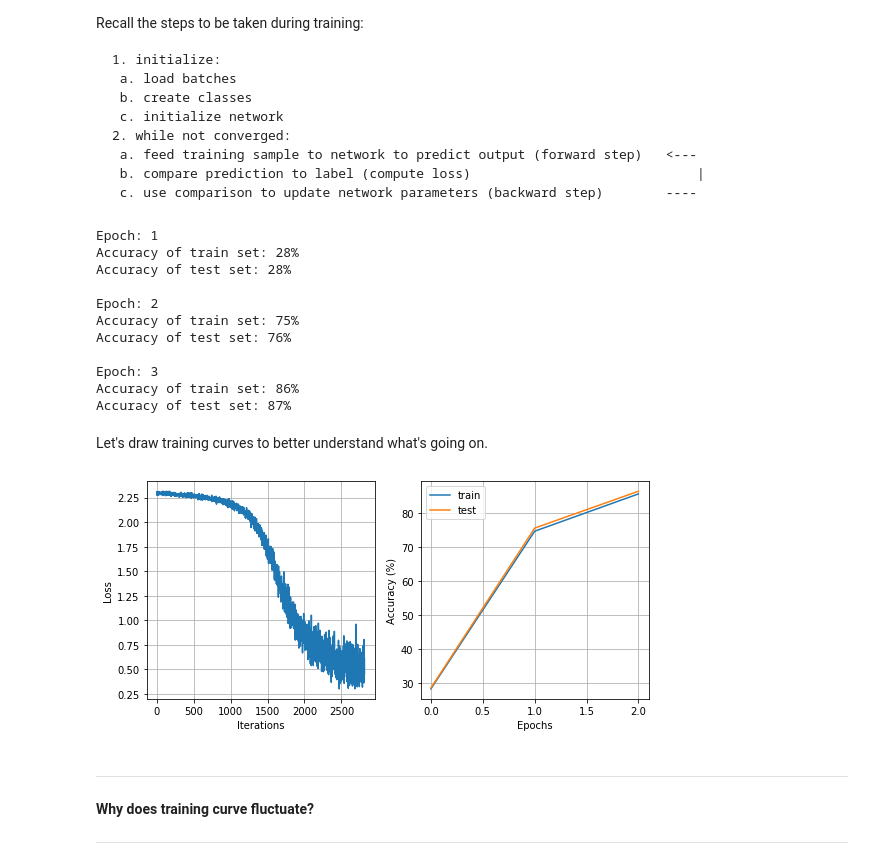
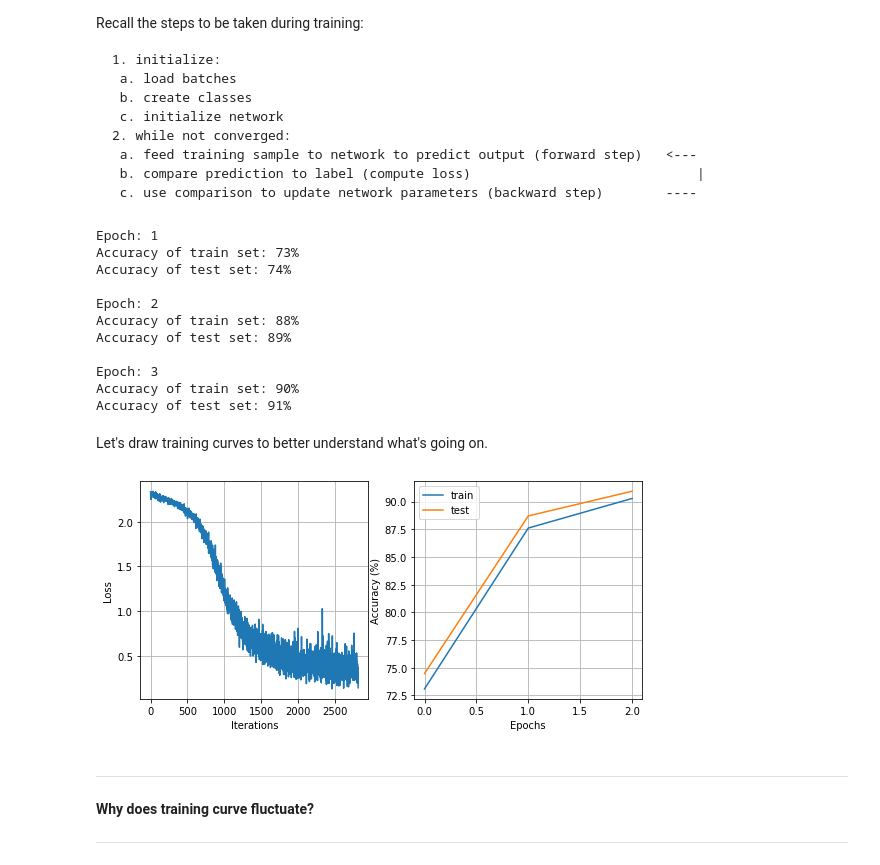
Before and after one commit to justas145/deep-learning-cs4240, a Jupyter notebook: Assignment_3.ipynb, the cells around one changed output. Cells and saved outputs as stored; diff of their text form; code cells hidden in the pictures.

```diff
--- a/Assignment_3.ipynb
+++ b/Assignment_3.ipynb
@@ -138,8 +159,8 @@ class Conv2d(object):
         #                       with correct dimensions.                       #
         ########################################################################
 
-        pass
-
+        self.weight = torch.empty((out_channels, in_channels, kernel_size, kernel_size))
+        self.bias = torch.empty((out_channels))
         ########################################################################
         #                         END OF YOUR CODE                             #
         ########################################################################
@@ -193,8 +214,14 @@ class Conv2d(object):
         #       get an idea of how to construct the convolution yourself.      #
         ########################################################################
 
-        pass
-
+        for i in range(Hp):
+            for j in range(Wp):
+                # Calculate offset for current window on input
+                h_offset = i * self.stride
+                w_offset = j * self.stride
+                window = x_padded[:, :, h_offset:h_offset+self.kernel_size, w_offset:w_offset+self.kernel_size]
+                for k in range(N):
+                    y[k, :, i, j] = (self.weight * window[k]).sum(dim = (1,2,3)) + self.bias
         ########################################################################
         #                         END OF YOUR CODE                             #
         ########################################################################
@@ -752,7 +779,11 @@ class CNN(object):
         #                correct layers with correct dimensions.               #
         ########################################################################
 
-        pass
+        self.layers = [Conv2d(in_channels, hidden_channels[0], kernel_size=3, padding=1),
+                      ReLU(),
+                      Conv2d(hidden_channels[0], hidden_channels[1], kernel_size=5, padding=2),
+                      ReLU(),
+                      Linear(hidden_channels[1] *16 * 16, out_features)]
 
         ########################################################################
         #                         END OF YOUR CODE                             #
@@ -814,7 +845,7 @@ class CNN(object):
             lr: Learning rate to use for update step.
         """
 
-        for layer in layers:
+        for layer in self.layers:
             if hasattr(layer, 'weight'):
                 layer.weight -= layer.weight_grad * lr
             if hasattr(layer, 'bias'):
@@ -1179,36 +1221,40 @@ for epoch in range(epochs):
     print('')
 # %% [output]
 Epoch: 1
-Accuracy of train set: 28%
-Accuracy of test set: 28%
+Accuracy of train set: 73%
+Accuracy of test set: 74%
 
 Epoch: 2
-Accuracy of train set: 75%
-Accuracy of test set: 76%
+Accuracy of train set: 88%
+Accuracy of test set: 89%
 
 Epoch: 3
-Accuracy of train set: 86%
-Accuracy of test set: 87%
+Accuracy of train set: 90%
+Accuracy of test set: 91%
 # %% [markdown]
 Let's draw training curves to better understand what's going on.
+# %%
+
+train_losses_np = np.array([tensor.detach().numpy()
+                           for tensor in train_losses])
 # %%
 # Plot training curves
 plt.figure(figsize=(9,4))
 plt.subplot(1,2,1)
 plt.xlabel('Iterations')
 plt.ylabel('Loss')
-plt.plot(train_losses)
+plt.plot(train_losses_np)
 plt.grid()
 
 plt.subplot(1,2,2)
 plt.xlabel('Epochs')
 plt.ylabel('Accuracy (%)')
 plt.plot(train_accs, label = 'train')
 plt.plot(test_accs, label = 'test')
 plt.legend()
 plt.grid()
 # %% [output]
-[figure, old version]
+[figure, new version]
 # %% [markdown]
 ---
 
```
Also changed, not shown: parts of 4 cells of this notebook, 8 other files.
